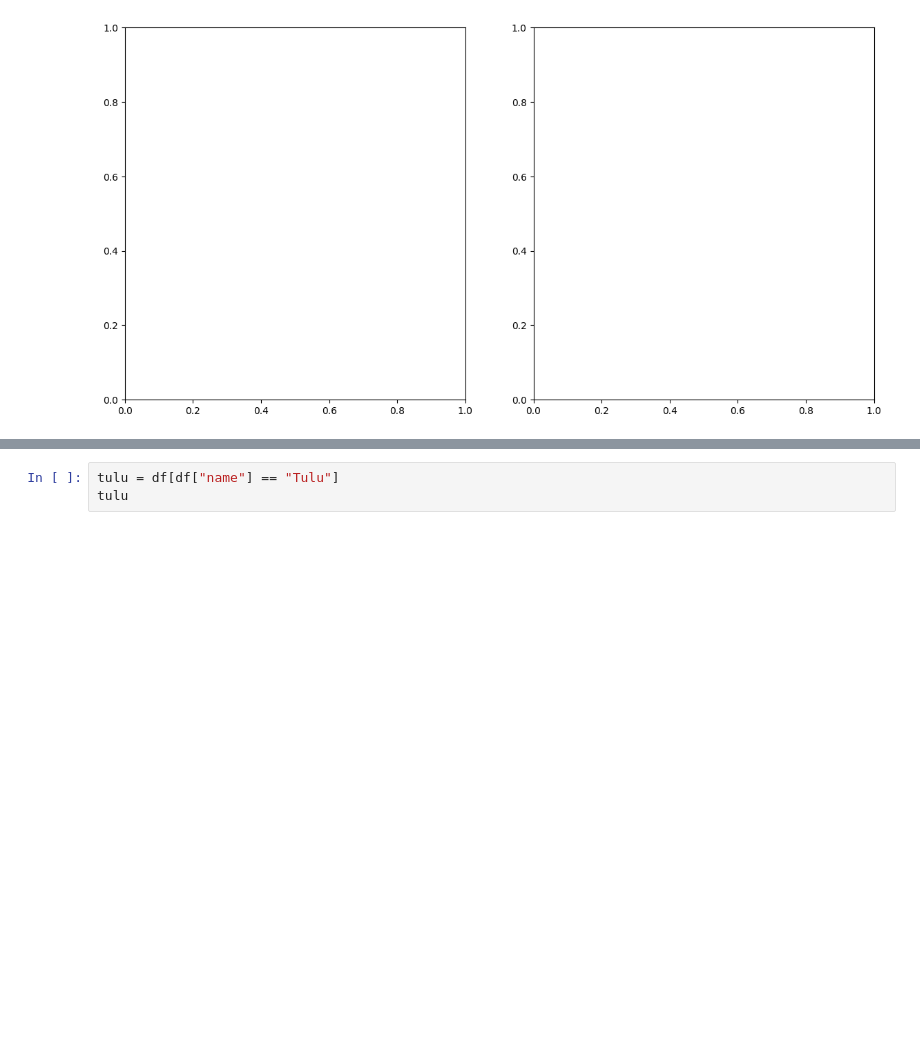
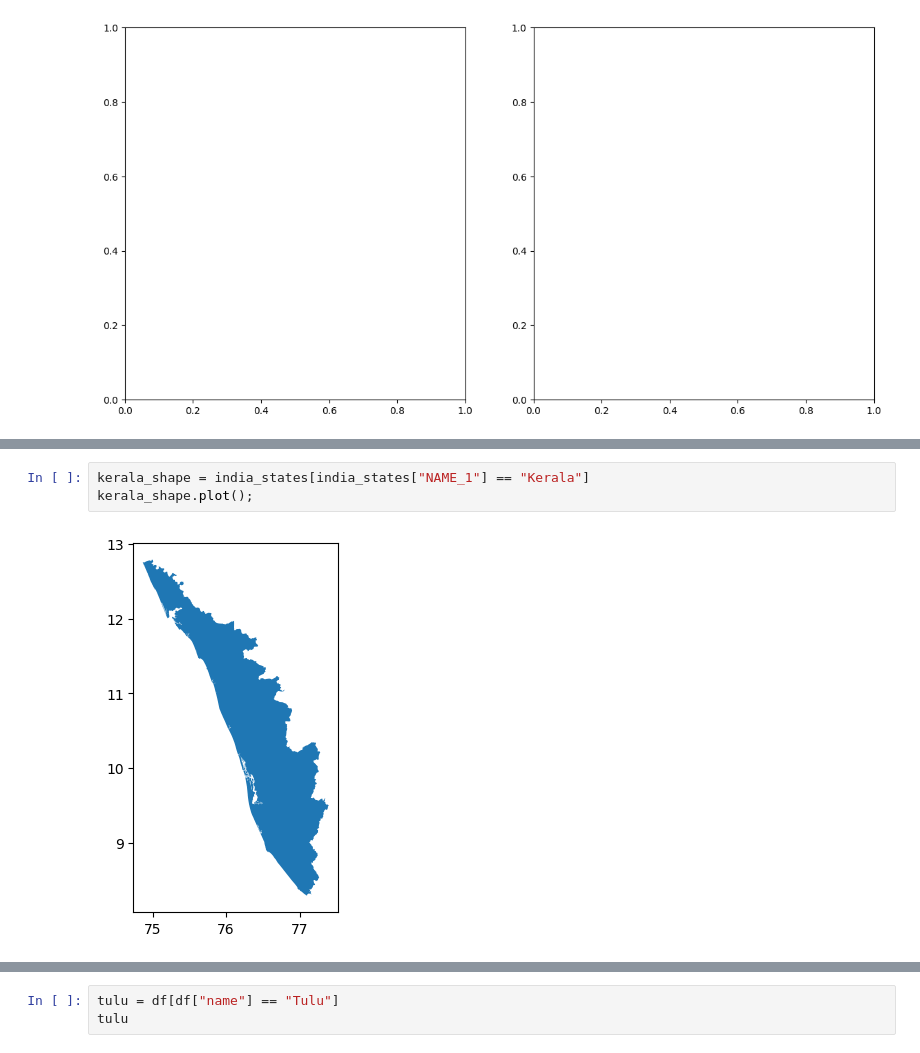
Before and after one commit to squishridyvi/Geographical-Distribution-Mapping-of-Dravidian-Languages-, a Jupyter notebook: Geographical Distribution of Dravidian Languages-Census-C-16.ipynb, the cells around one changed output, grey strips where cells are left out. Drawn from its saved outputs; the diff is of its cells as text; blank space fills up the shorter version.

```diff
--- a/Geographical Distribution of Dravidian Languages-Census-C-16.ipynb
+++ b/Geographical Distribution of Dravidian Languages-Census-C-16.ipynb
@@ -1756,0 +1798,5 @@ fig, ax = plt.subplots(1, 2, figsize=(14,7))
+# %%
+kerala_shape = india_states[india_states["NAME_1"] == "Kerala"]
+kerala_shape.plot();
+# %% [output]
+[figure, added]
```
Also changed, not shown: parts of 28 cells of this notebook.
